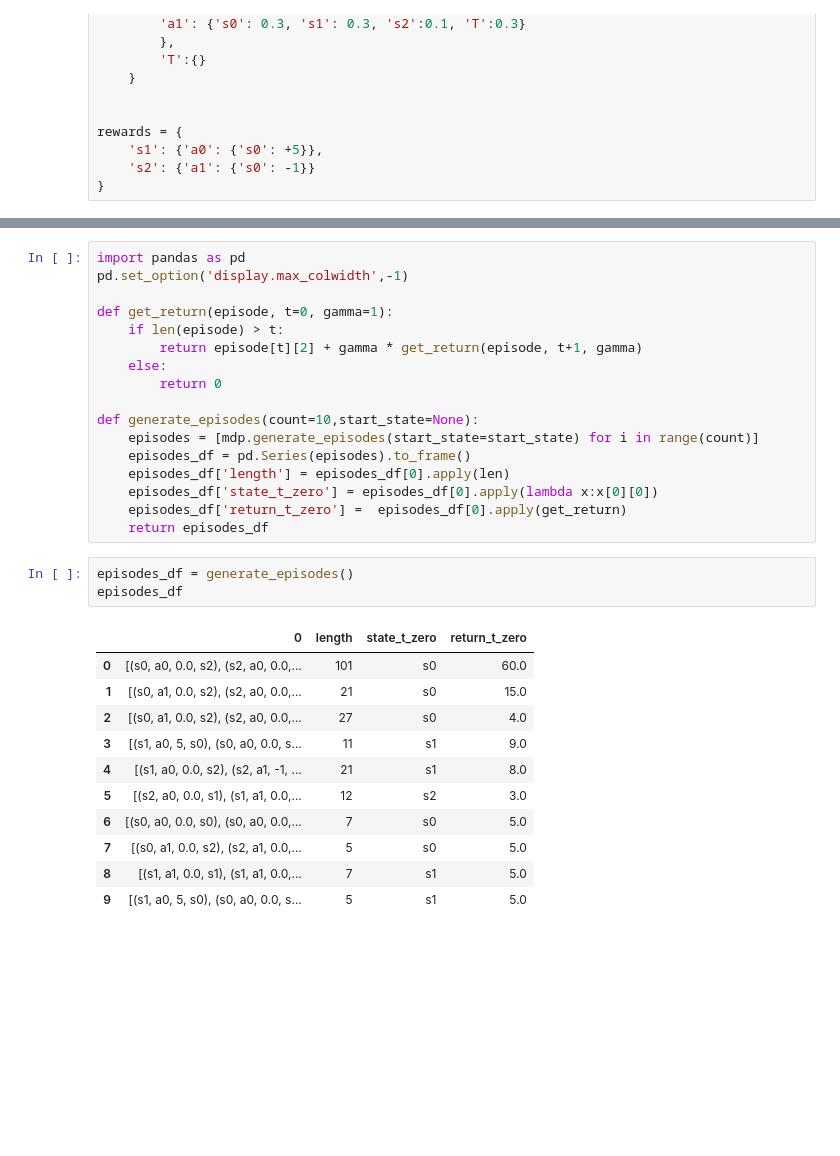
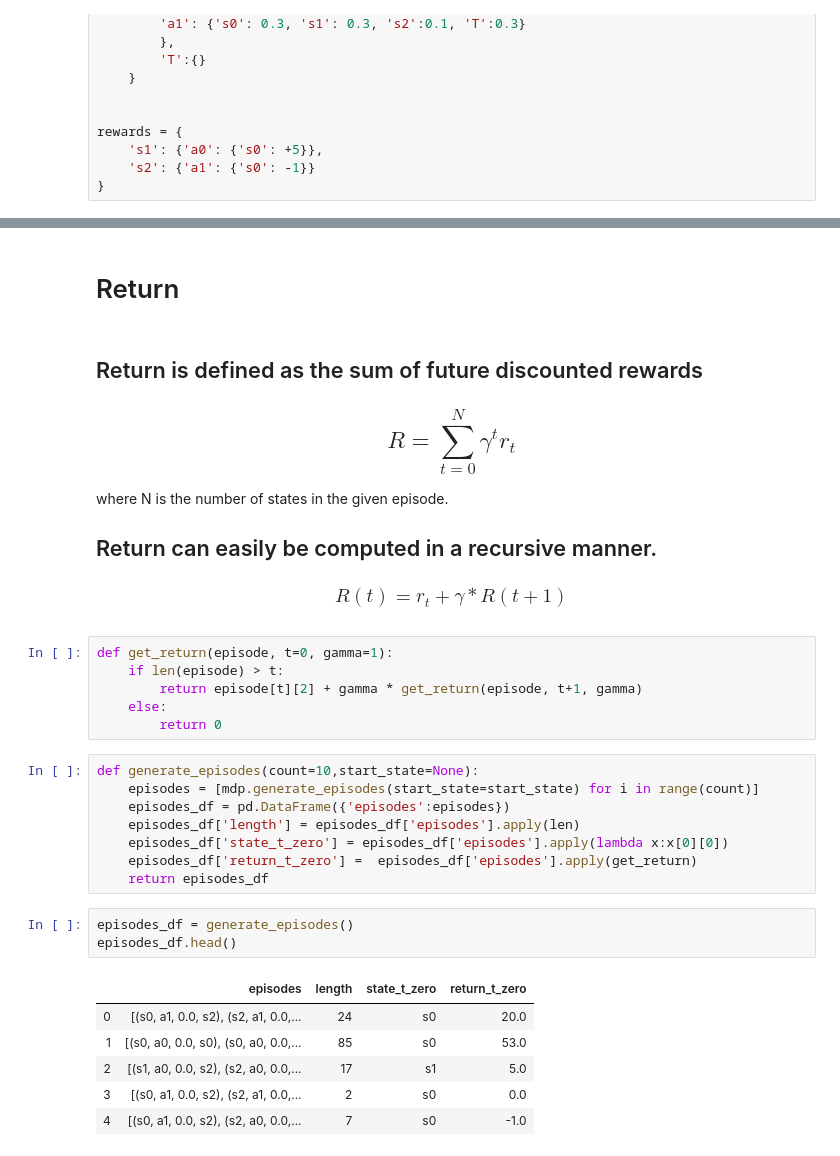
Before and after one commit to vumaasha/rl_handson, a Jupyter notebook: MDP/mdp.ipynb, the cells around one changed output, grey strips where cells are left out. Drawn from its saved outputs; the diff is of its cells as text; blank space fills up the shorter version.

```diff
--- a/MDP/mdp.ipynb
+++ b/MDP/mdp.ipynb
@@ -60,34 +73,42 @@ mdp = MDP(transition_probs, rewards)
+# %% [markdown]
+# Return
+# %% [markdown]
+## Return is defined as the sum of future discounted rewards
+
+## \begin{equation*}
+R = \sum_{t=0}^{N} \gamma^t r_t
+\end{equation*}
+
+where N is the number of states in the given episode.
+
+## Return can easily be computed in a recursive manner.
+
+### \begin{equation*}
+R(t) = r_t + \gamma * R(t+1)
+\end{equation*}
+# %%
+def get_return(episode, t=0, gamma=1):
+    if len(episode) > t:
+        return episode[t][2] + gamma * get_return(episode, t+1, gamma)
+    else:
+        return 0
 # %%
-import pandas as pd
-pd.set_option('display.max_colwidth',-1)
-
-def get_return(episode, t=0, gamma=1):
-    if len(episode) > t:
-        return episode[t][2] + gamma * get_return(episode, t+1, gamma)
-    else:
-        return 0
-
 def generate_episodes(count=10,start_state=None):
     episodes = [mdp.generate_episodes(start_state=start_state) for i in range(count)]
-    episodes_df = pd.Series(episodes).to_frame()
-    episodes_df['length'] = episodes_df[0].apply(len)
-    episodes_df['state_t_zero'] = episodes_df[0].apply(lambda x:x[0][0])
-    episodes_df['return_t_zero'] =  episodes_df[0].apply(get_return)
+    episodes_df = pd.DataFrame({'episodes':episodes})
+    episodes_df['length'] = episodes_df['episodes'].apply(len)
+    episodes_df['state_t_zero'] = episodes_df['episodes'].apply(lambda x:x[0][0])
+    episodes_df['return_t_zero'] =  episodes_df['episodes'].apply(get_return)
     return episodes_df
 # %%
 episodes_df = generate_episodes()
-episodes_df
+episodes_df.head()
 # %% [output]
-|  | 0 | length | state_t_zero | return_t_zero |
-| 0 | [(s0, a0, 0.0, s2), (s2, a0, 0.0,... | 101 | s0 | 60.0 |
-| 1 | [(s0, a1, 0.0, s2), (s2, a0, 0.0,... | 21 | s0 | 15.0 |
-| 2 | [(s0, a1, 0.0, s2), (s2, a0, 0.0,... | 27 | s0 | 4.0 |
-| 3 | [(s1, a0, 5, s0), (s0, a0, 0.0, s... | 11 | s1 | 9.0 |
-| 4 | [(s1, a0, 0.0, s2), (s2, a1, -1, ... | 21 | s1 | 8.0 |
-| 5 | [(s2, a0, 0.0, s1), (s1, a1, 0.0,... | 12 | s2 | 3.0 |
-| 6 | [(s0, a0, 0.0, s0), (s0, a0, 0.0,... | 7 | s0 | 5.0 |
-| 7 | [(s0, a1, 0.0, s2), (s2, a1, 0.0,... | 5 | s0 | 5.0 |
-| 8 | [(s1, a1, 0.0, s1), (s1, a1, 0.0,... | 7 | s1 | 5.0 |
-| 9 | [(s1, a0, 5, s0), (s0, a0, 0.0, s... | 5 | s1 | 5.0 |
+|  | episodes | length | state_t_zero | return_t_zero |
+| 0 | [(s0, a1, 0.0, s2), (s2, a1, 0.0,... | 24 | s0 | 20.0 |
+| 1 | [(s0, a0, 0.0, s0), (s0, a0, 0.0,... | 85 | s0 | 53.0 |
+| 2 | [(s1, a0, 0.0, s2), (s2, a0, 0.0,... | 17 | s1 | 5.0 |
+| 3 | [(s0, a1, 0.0, s2), (s2, a1, 0.0,... | 2 | s0 | 0.0 |
+| 4 | [(s0, a1, 0.0, s2), (s2, a0, 0.0,... | 7 | s0 | -1.0 |
 # %%
 episodes_df = generate_episodes(count=10,start_state='s2')
```
Also changed, not shown: parts of 5 cells of this notebook, 3 other files.
